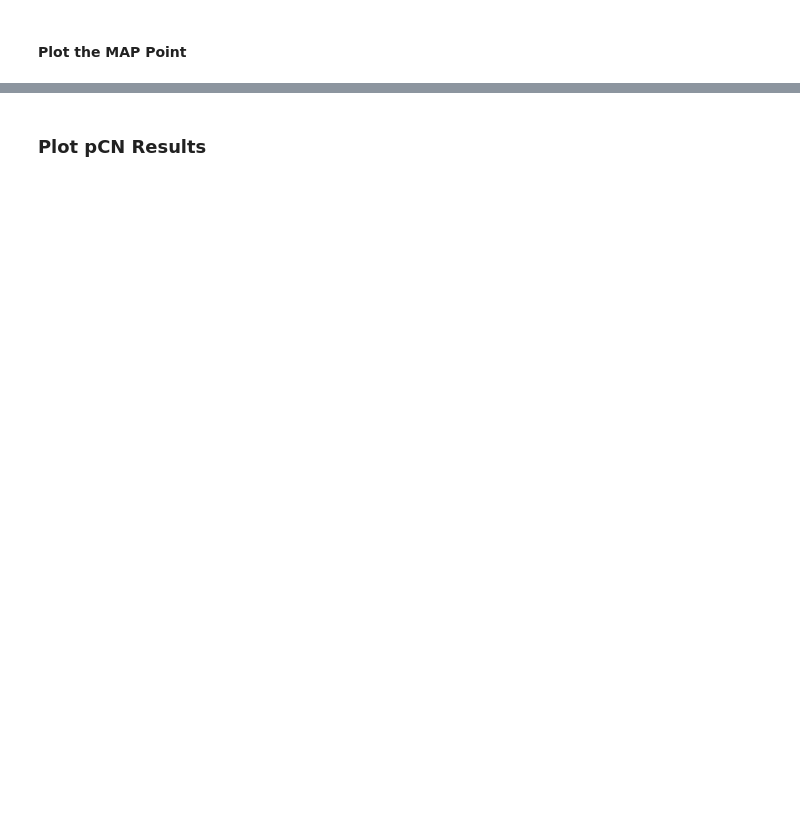
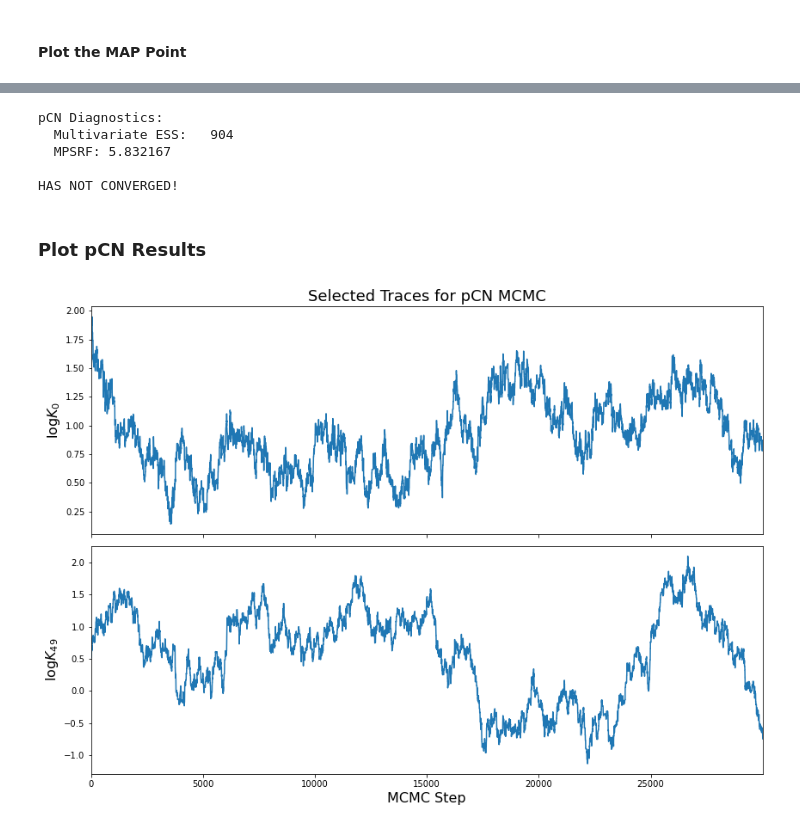
Before and after one commit to NexGenAnalytics/MIT-MUQ, a Jupyter notebook: examples/SamplingAlgorithms/MCMC/EllipticInference/python/EllipticInference.ipynb, the cells around one changed output, grey strips where cells are left out. Cells and saved outputs as stored; diff of their text form; code cells hidden in the pictures; blank space fills up the shorter version.

```diff
--- a/examples/SamplingAlgorithms/MCMC/EllipticInference/python/EllipticInference.ipynb
+++ b/examples/SamplingAlgorithms/MCMC/EllipticInference/python/EllipticInference.ipynb
@@ -378,7 +515,7 @@ def SamplePCN(posterior, startPt, numSamps):
         "Method" : "MHKernel",
         "Proposal" : "Prop",
         "Prop.Method" : "CrankNicolsonProposal",
-        "Prop.Beta" : 0.1,
+        "Prop.Beta" : 0.05,
         "Prop.PriorNode" : "Prior"
     }
 
@@ -401,0 +537,9 @@ pcnSamps = SamplePCN(posterior, startPt, numSamps)
+# %%
+pcnChains = [None]*numChains
+
+for i in range(numChains):
+    print('\n===============================')
+    print('Running pCN Chain ', i+1, ' / ', numChains)
+    print('-------------------------------')
+
+    pcnChains[i] = SamplePCN(posterior, chains[i][0].ToVector(), numSamps)
@@ -402,22 +564,38 @@ pcnSamps = SamplePCN(posterior, startPt, numSamps)
 # %%
-pcnEss = pcnSamps.ESS(method='MultiBatch')
-print('pCN:\n  Multivariate ESS: {:5d}'.format(int(pcnEss[0])))
+pcnESS = np.sum( [chain.ESS(method='MultiBatch')[0] for chain in pcnChains])
+
+pcnMPSRF = ms.Diagnostics.Rhat(pcnChains, {'Split':True, 'Normalize':False, 'Multivariate':True})
+
+print('pCN Diagnostics:\n  Multivariate ESS: {:5d}\n  MPSRF: {:5f}'.format(int(pcnESS),pcnMPSRF[0]))
+
+if(pcnMPSRF[0]>1.01):
+    print('\nHAS NOT CONVERGED!')
+else:
+    print('\nCONVERGED!')
+# %% [output]
+pCN Diagnostics:
+  Multivariate ESS:   904
+  MPSRF: 5.832167
+
+HAS NOT CONVERGED!
 # %% [markdown]
 ### Plot pCN Results
 # %%
-samps = pcnSamps.AsMatrix()
+pcnSamps = pcnChains[0].AsMatrix()
 
 fig, axs = plt.subplots(nrows=2,sharex=True,figsize=(14,10))
-axs[0].plot(samps[0,:])
+axs[0].plot(pcnSamps[0,:])
 axs[0].set_ylabel('$\log K_0\f$',fontsize=16)
 axs[0].set_title('Selected Traces for pCN MCMC',fontsize=18)
 
-axs[1].plot(samps[-1,:])
-axs[1].set_ylabel('$\log K_{{ {} }}$'.format(samps.shape[0]-1),fontsize=16)
+axs[1].plot(pcnSamps[-1,:])
+axs[1].set_ylabel('$\log K_{{ {} }}$'.format(pcnSamps.shape[0]-1),fontsize=16)
 axs[1].set_xlabel('MCMC Step', fontsize=16)
-axs[1].set_xlim([0,samps.shape[1]-1])
+axs[1].set_xlim([0,pcnSamps.shape[1]-1])
 
 plt.subplots_adjust(hspace=0.05)
+# %% [output]
+[figure, added]
 # %%
 plt.figure(figsize=(14,5))
 
```
Also changed, not shown: parts of 29 cells of this notebook, 1 other file.
